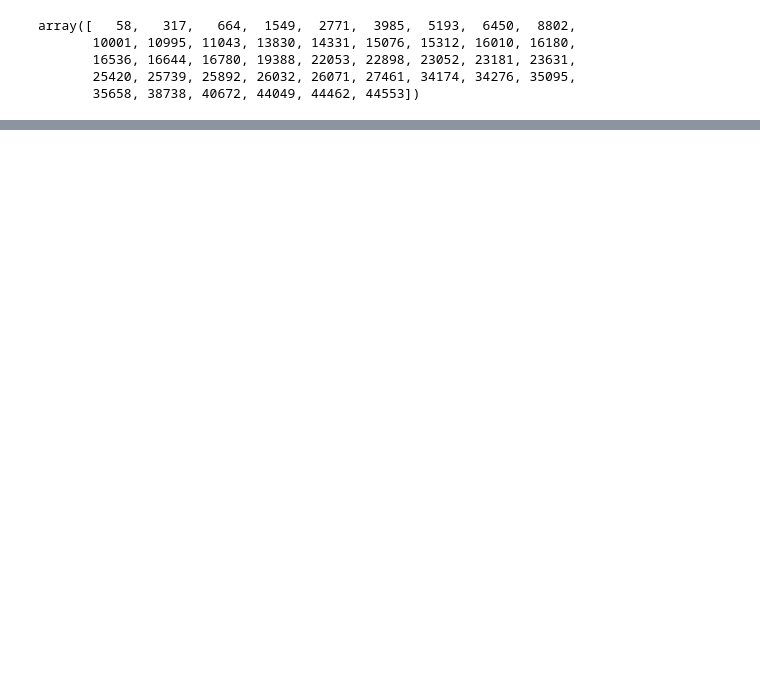
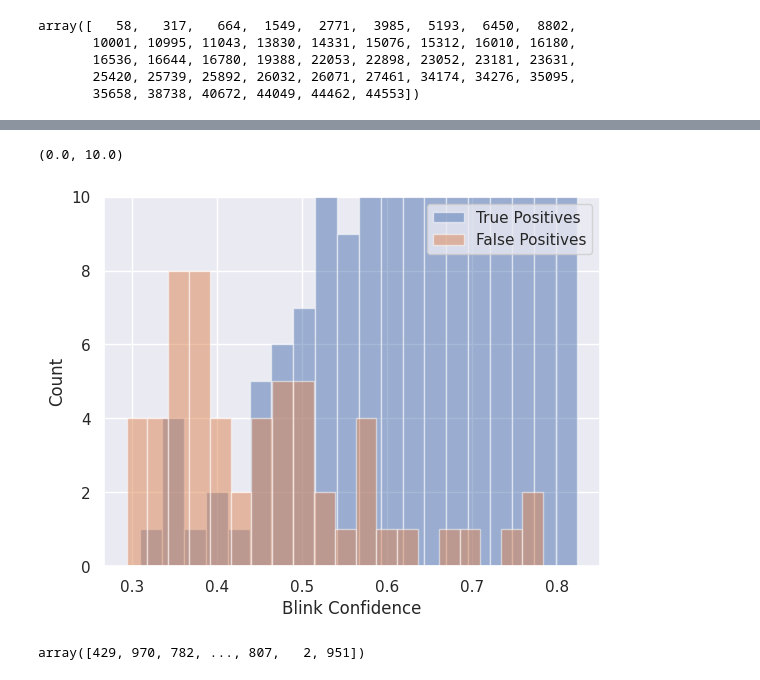
Before and after one commit to tpfffr/neon_blink_detection, a Jupyter notebook: notebooks/detect_blinks.ipynb, the cells around one changed output, grey strips where cells are left out. Cells and saved outputs as stored; diff of their text form; code cells hidden in the pictures; blank space fills up the shorter version.

```diff
--- a/notebooks/detect_blinks.ipynb
+++ b/notebooks/detect_blinks.ipynb
@@ -406,7 +345,0 @@ grid = np.concatenate((X.reshape(-1, 1), Y.reshape(-1, 1)), axis=1)
-# %%
-g = np.zeros([grid.shape[0], 3])
-g[:, 0] = grid[:, 0]
-g[:, 1] = grid[:, 1]
-g[:, 2] = 1
-
-grid = g
@@ -448,2 +345,0 @@ ax[1, 1].set_ylim(-1, 3)
-# %%
-features = np.random.random([8000,800,2])
@@ -566,27 +345,0 @@ plt.axis("off")
-# %%
-import numpy as np
-import matplotlib.pyplot as plt
-
-# Set parameters
-mu = 5 # mean of the Gaussian distribution
-sigma = 1 # standard deviation of the Gaussian distribution
-num_samples = 50 # number of samples to generate
-noise_std = 0.3 # standard deviation of the noise
-
-# fix seed
-np.random.seed(123)
-
-# Generate Gaussian distribution
-x = np.linspace(0, 10, num_samples)
-y = np.exp(-0.1*((x-mu)/sigma)**2)
-
-# Add noise
-noise = np.random.normal(loc=0, scale=noise_std, size=num_samples)
-yy = y +  noise/4
-
-# Plot the result
-# plt.plot(x, yy, 'ko', ms=10)
-plt.plot(x, y, lw=6, color=[.6, .6, .6])
-
-plt.axis("off")
-plt.ylim(0, 1.13)
@@ -595,0 +539,18 @@ plt.ylim(0, 1.13)
+# %%
+# same as above, but normalize the two histograms to the same area
+fig, ax = plt.subplots(1, 1)
+ax.hist(confidence_blink, bins=20, alpha=0.5, label="True Positives", density=False)
+ax.hist(confidence_blink_fp, bins=20, alpha=0.5, label="False Positives", density=False)
+ax.set_xlabel("Blink Confidence")
+ax.set_ylabel("Count")
+ax.legend(loc="upper right")
+ax.set_ylim(0, 10)
+# %% [output]
+(0.0, 10.0)
+[figure, added]
+# %%
+# sort confidence_blink from low to high and return also the indices of the sorted array
+confidence_blink_sorted = np.sort(confidence_blink)
+confidence_blink_sorted_idx = np.argsort(confidence_blink)
+# %% [output]
+array([429, 970, 782, ..., 807,   2, 951])
```
Also changed, not shown: parts of 47 cells of this notebook, 8 other files.
